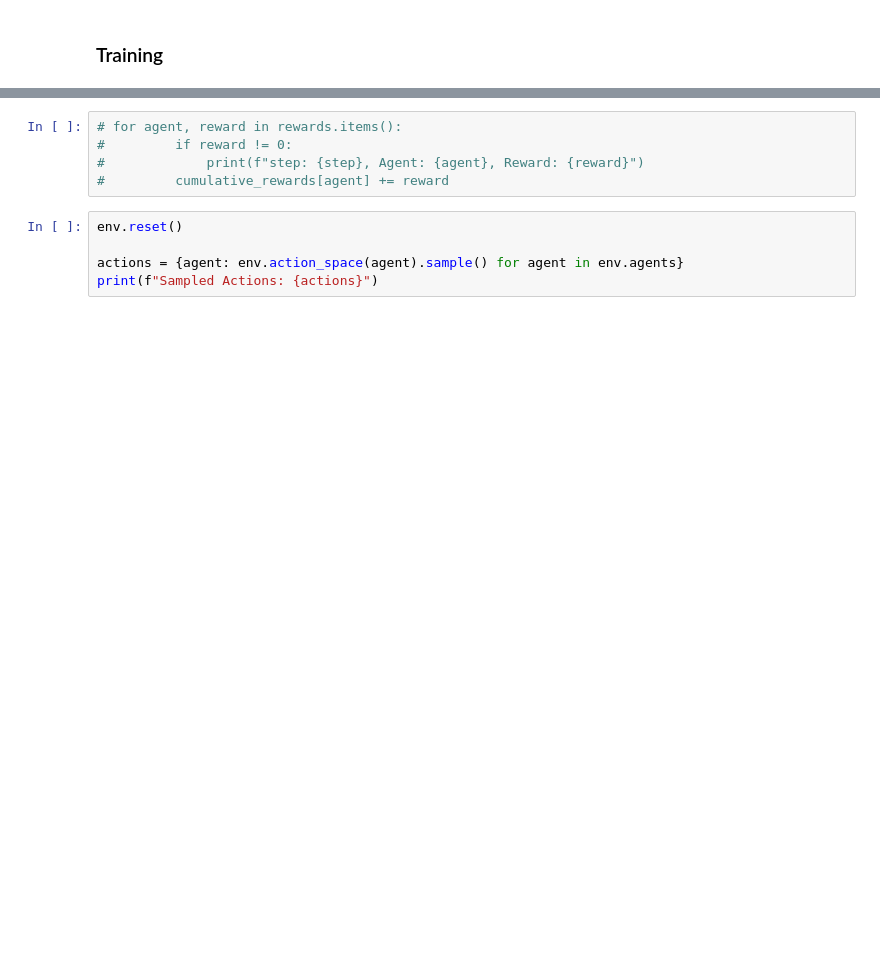
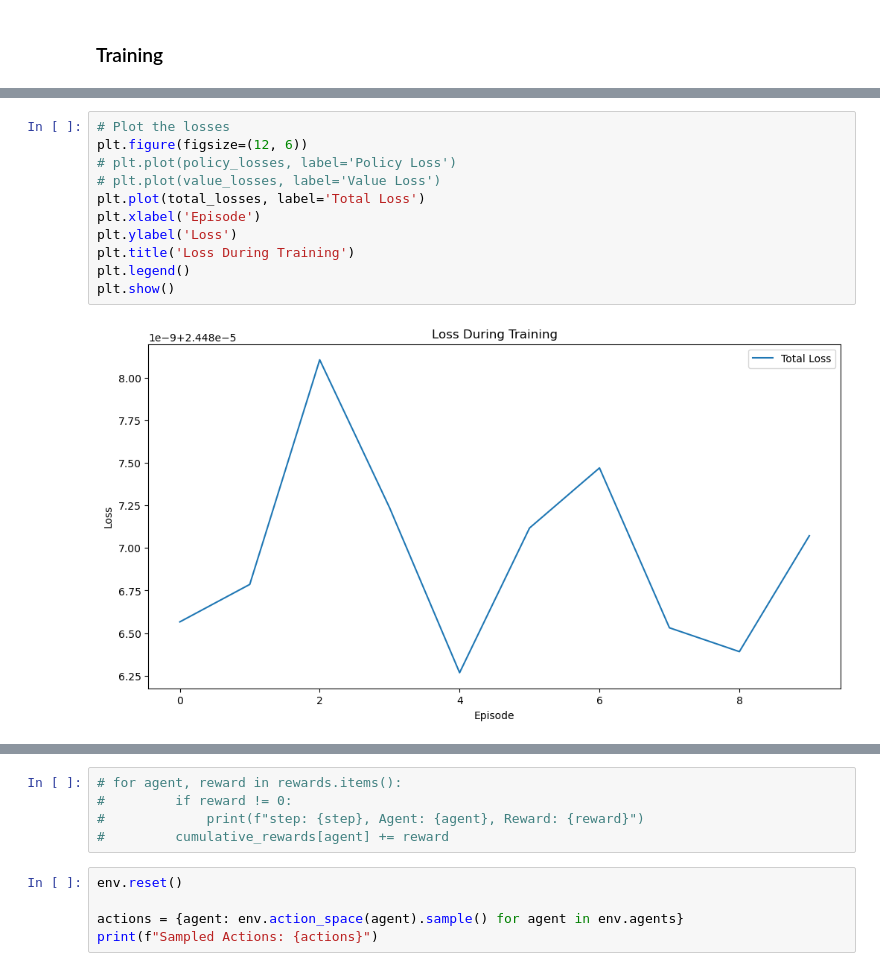
Before and after one commit to hebrian/boxing, a Jupyter notebook: test_non_stacking.ipynb, the cells around one changed output, grey strips where cells are left out. Saved outputs shown, nothing was run; the diff lists cells and outputs as text; blank space fills up the shorter version.

```diff
--- a/test_non_stacking.ipynb
+++ b/test_non_stacking.ipynb
@@ -364,0 +389,13 @@ plt.show()
+# %%
+# Plot the losses
+plt.figure(figsize=(12, 6))
+# plt.plot(policy_losses, label='Policy Loss')
+# plt.plot(value_losses, label='Value Loss')
+plt.plot(total_losses, label='Total Loss')
+plt.xlabel('Episode')
+plt.ylabel('Loss')
+plt.title('Loss During Training')
+plt.legend()
+plt.show()
+# %% [output]
+[figure, added]
```
Also changed, not shown: parts of 10 cells of this notebook, 1 other file.
